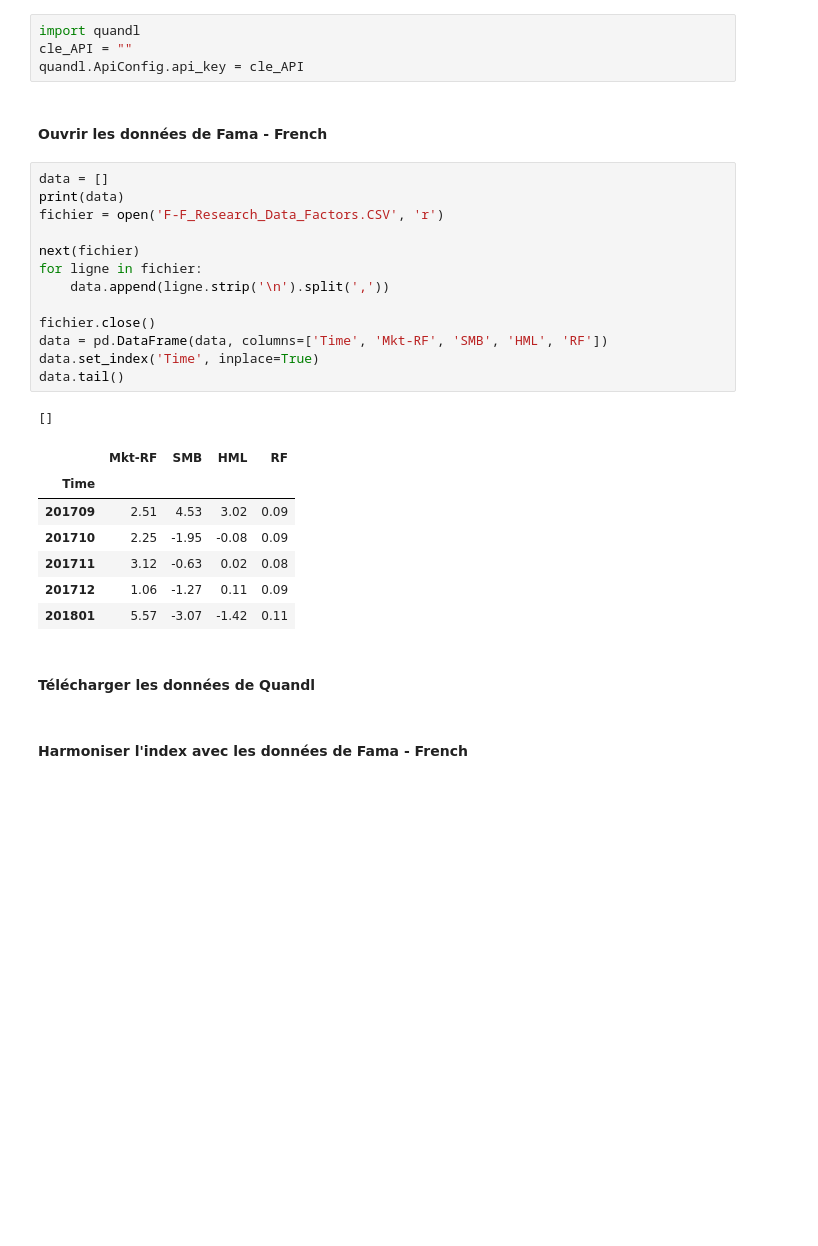
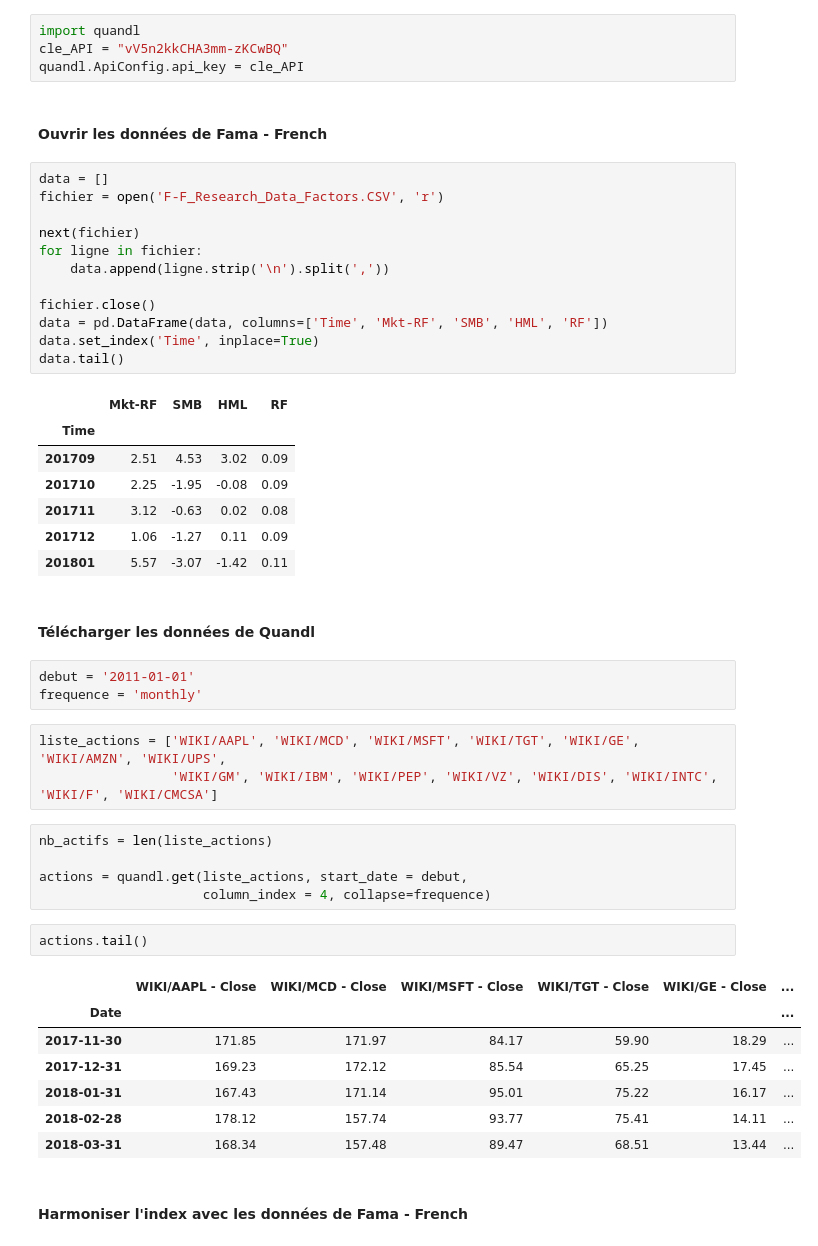
Before and after one commit to nicolasmauhe/theorie_financiere, a Jupyter notebook: Partie_3.ipynb, the cells around one changed output. Saved outputs shown, nothing was run; the diff lists cells and outputs as text; blank space fills up the shorter version.

```diff
--- a/Partie_3.ipynb
+++ b/Partie_3.ipynb
@@ -398,13 +398,12 @@ import statsmodels.api as sm
 plt.rcParams['figure.figsize'] = (15, 10)
 # %%
 import quandl
-cle_API = ""
+cle_API = "vV5n2kkCHA3mm-zKCwBQ"
 quandl.ApiConfig.api_key = cle_API
 # %% [markdown]
 #### Ouvrir les données de Fama - French
 # %%
 data = []
-print(data)
 fichier = open('F-F_Research_Data_Factors.CSV', 'r')
 
 next(fichier)
@@ -416,7 +415,6 @@ data = pd.DataFrame(data, columns=['Time', 'Mkt-RF', 'SMB', 'HML', 'RF'])
 data.set_index('Time', inplace=True)
 data.tail()
 # %% [output]
-[]
 |  | Mkt-RF | SMB | HML | RF |
 | Time |  |  |  |  |
 | 201709 | 2.51 | 4.53 | 3.02 | 0.09 |
@@ -426,6 +424,27 @@ data.tail()
 | 201801 | 5.57 | -3.07 | -1.42 | 0.11 |
 # %% [markdown]
 #### Télécharger les données de Quandl
+# %%
+debut = '2011-01-01'
+frequence = 'monthly'
+# %%
+liste_actions = ['WIKI/AAPL', 'WIKI/MCD', 'WIKI/MSFT', 'WIKI/TGT', 'WIKI/GE', 'WIKI/AMZN', 'WIKI/UPS',
+                 'WIKI/GM', 'WIKI/IBM', 'WIKI/PEP', 'WIKI/VZ', 'WIKI/DIS', 'WIKI/INTC', 'WIKI/F', 'WIKI/CMCSA']
+# %%
+nb_actifs = len(liste_actions)
+
+actions = quandl.get(liste_actions, start_date = debut,
+                     column_index = 4, collapse=frequence)
+# %%
+actions.tail()
+# %% [output]
+|  | WIKI/AAPL - Close | WIKI/MCD - Close | WIKI/MSFT - Close | WIKI/TGT - Close | WIKI/GE - Close | ... |
+| Date |  |  |  |  |  | ... |
+| 2017-11-30 | 171.85 | 171.97 | 84.17 | 59.90 | 18.29 | ... |
+| 2017-12-31 | 169.23 | 172.12 | 85.54 | 65.25 | 17.45 | ... |
+| 2018-01-31 | 167.43 | 171.14 | 95.01 | 75.22 | 16.17 | ... |
+| 2018-02-28 | 178.12 | 157.74 | 93.77 | 75.41 | 14.11 | ... |
+| 2018-03-31 | 168.34 | 157.48 | 89.47 | 68.51 | 13.44 | ... |
 # %% [markdown]
 #### Harmoniser l'index avec les données de Fama - French
 # %%
```
Also changed, not shown: parts of 12 cells of this notebook.
